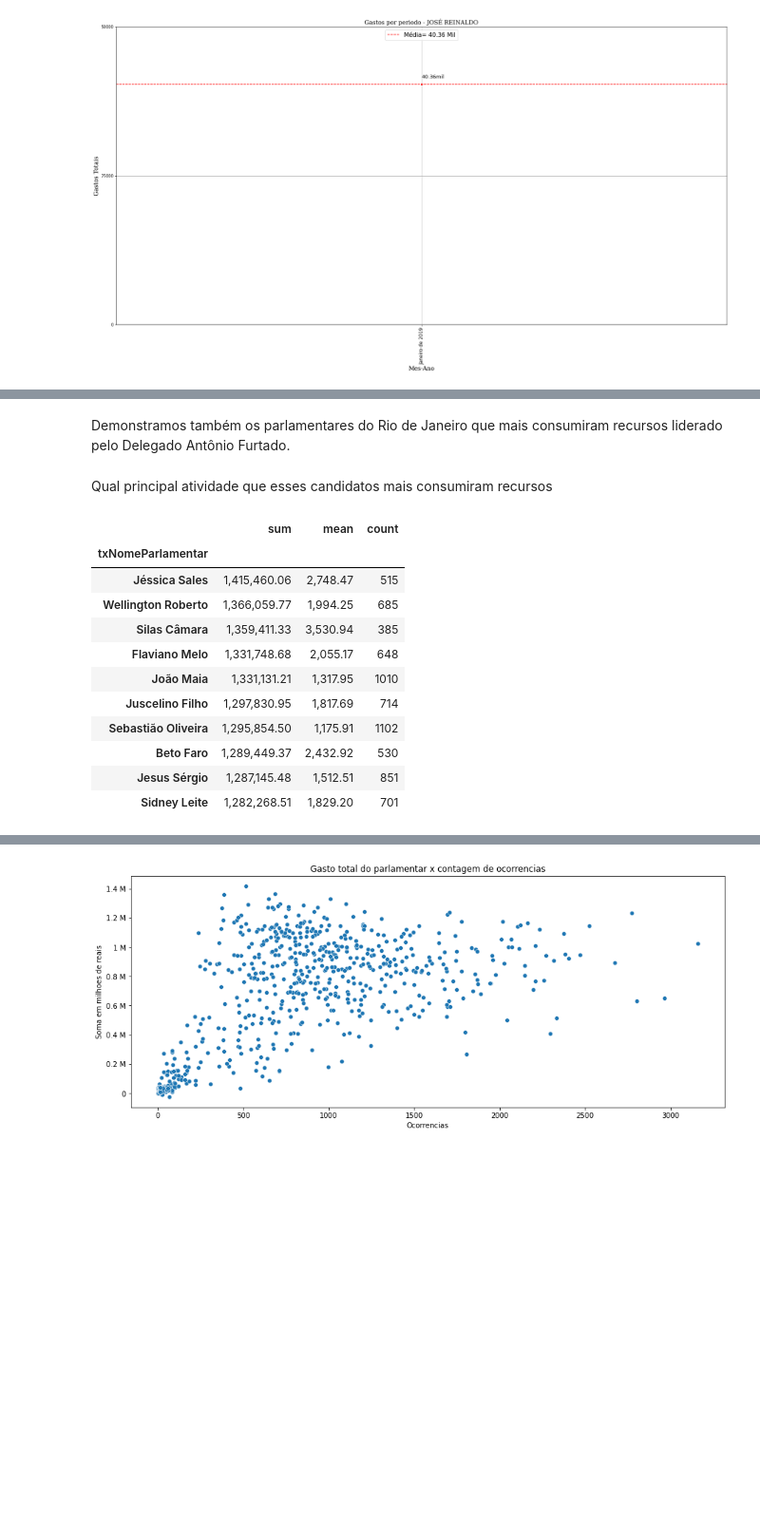
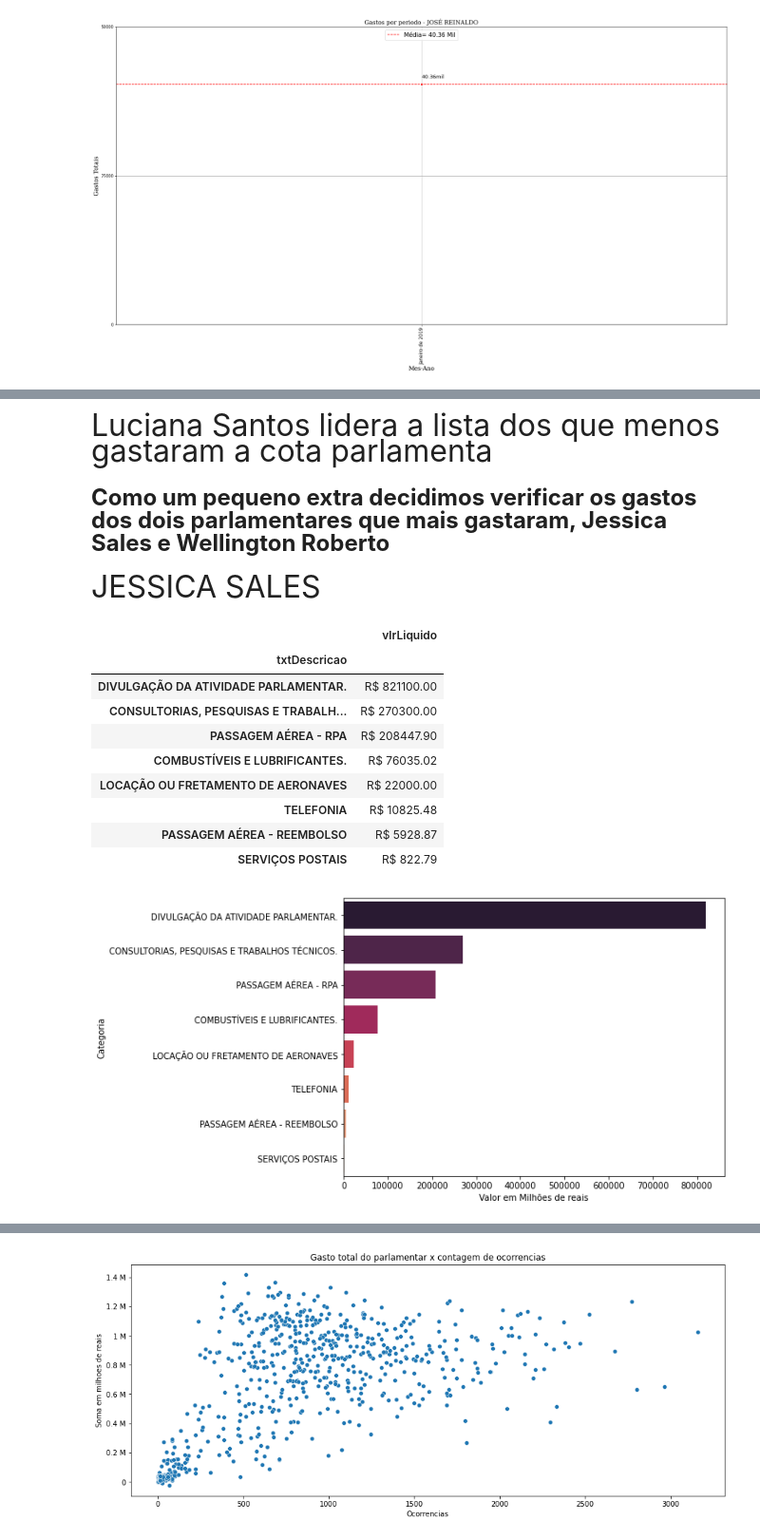
Before and after one commit to ViniciusCostaSouto/Projeto-Modulo-5-Grupo-9, a Jupyter notebook: Projeto_Final_Módulo_5_[G9].ipynb, the cells around one changed output, grey strips where cells are left out. Shown at 95% size. Cells and saved outputs as stored; diff of their text form; code cells hidden in the pictures; blank space fills up the shorter version.

```diff
--- a/Projeto_Final_Módulo_5_[G9].ipynb
+++ b/Projeto_Final_Módulo_5_[G9].ipynb
@@ -660,4 +679,0 @@ df[df.sgUF=='RJ'].groupby('txNomeParlamentar')[['vlrLiquido']].sum().sort_values
-# %% [markdown]
-Demonstramos também os parlamentares do Rio de Janeiro que mais consumiram recursos liderado pelo Delegado Antônio Furtado.
-# %% [markdown]
-Qual principal atividade que esses candidatos mais consumiram recursos
@@ -670,18 +680,26 @@ percenbual_categoria.to_excel('categoriagastosParlamentar.xlsx')
-# %%
-gastos_parlamentar_agg = df.groupby('txNomeParlamentar')[['vlrLiquido']].agg(['sum','mean','count'])
-gastos_parlamentar_agg=gastos_parlamentar_agg.droplevel(0,axis=1)
-ordenacao = 'sum'
-gastos_parlamentar_agg.sort_values(ordenacao,ascending=False).head(10)
-# %% [output]
-|  | sum | mean | count |
-| txNomeParlamentar |  |  |  |
-| Jéssica Sales | 1,415,460.06 | 2,748.47 | 515 |
-| Wellington Roberto | 1,366,059.77 | 1,994.25 | 685 |
-| Silas Câmara | 1,359,411.33 | 3,530.94 | 385 |
-| Flaviano Melo | 1,331,748.68 | 2,055.17 | 648 |
-| João Maia | 1,331,131.21 | 1,317.95 | 1010 |
-| Juscelino Filho | 1,297,830.95 | 1,817.69 | 714 |
-| Sebastião Oliveira | 1,295,854.50 | 1,175.91 | 1102 |
-| Beto Faro | 1,289,449.37 | 2,432.92 | 530 |
-| Jesus Sérgio | 1,287,145.48 | 1,512.51 | 851 |
-| Sidney Leite | 1,282,268.51 | 1,829.20 | 701 |
+# %% [markdown]
+<font size = 6>Luciana Santos lidera a lista dos que menos gastaram a cota parlamenta
+# %% [markdown]
+<font size=5><b>Como um pequeno extra decidimos verificar os gastos dos dois parlamentares que mais gastaram, Jessica Sales e Wellington Roberto
+# %% [markdown]
+<font size=6>JESSICA SALES
+# %%
+parlamentar = 'Jéssica Sales'
+categoria_parlamentar = df[df.txNomeParlamentar==parlamentar].groupby(['txtDescricao'])[['vlrLiquido']].sum().sort_values('vlrLiquido',ascending=False)
+plt.figure(figsize=(8,6))
+sns.barplot(data=categoria_parlamentar,x='vlrLiquido',y=categoria_parlamentar.index,palette='rocket')
+plt.ylabel('Categoria')
+plt.xlabel('Valor em Milhões de reais')
+categoria_parlamentar.style.format({'vlrLiquido':'R$ {:.2F}'}).background_gradient(cmap='Oranges')
+# %% [output]
+|  | vlrLiquido |
+| txtDescricao |  |
+| DIVULGAÇÃO DA ATIVIDADE PARLAMENTAR. | R$ 821100.00 |
+| CONSULTORIAS, PESQUISAS E TRABALH... | R$ 270300.00 |
+| PASSAGEM AÉREA - RPA | R$ 208447.90 |
+| COMBUSTÍVEIS E LUBRIFICANTES. | R$ 76035.02 |
+| LOCAÇÃO OU FRETAMENTO DE AERONAVES | R$ 22000.00 |
+| TELEFONIA | R$ 10825.48 |
+| PASSAGEM AÉREA - REEMBOLSO | R$ 5928.87 |
+| SERVIÇOS POSTAIS | R$ 822.79 |
+[figure, added]
```
Also changed, not shown: parts of 83 cells of this notebook.
